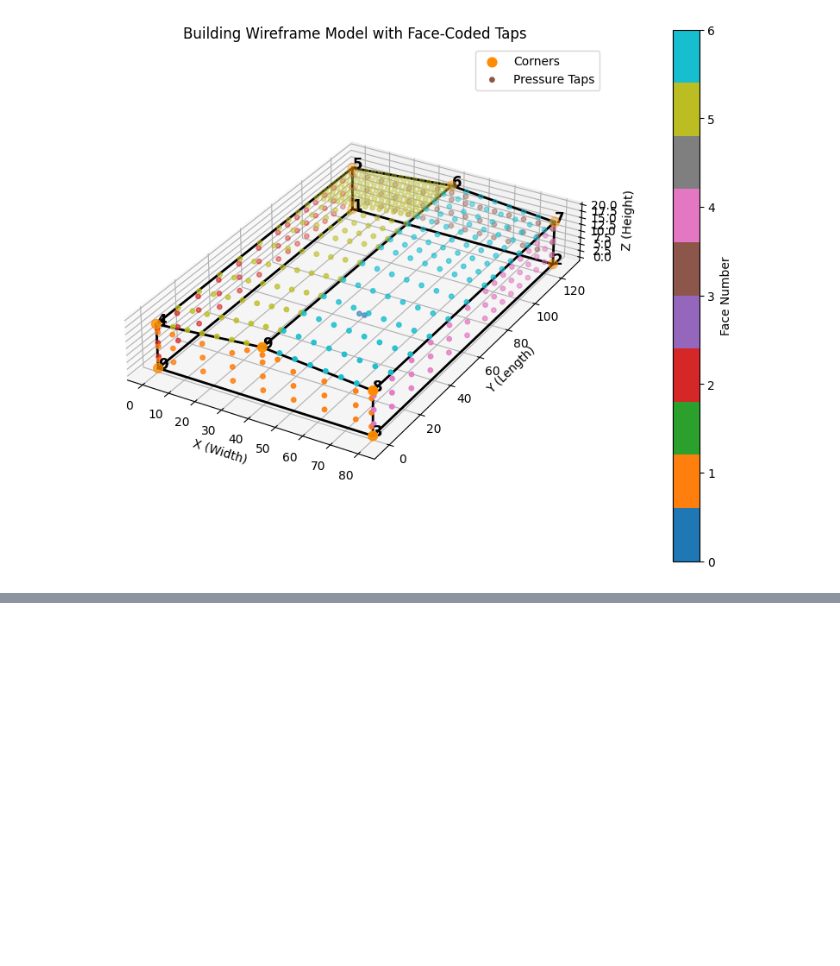
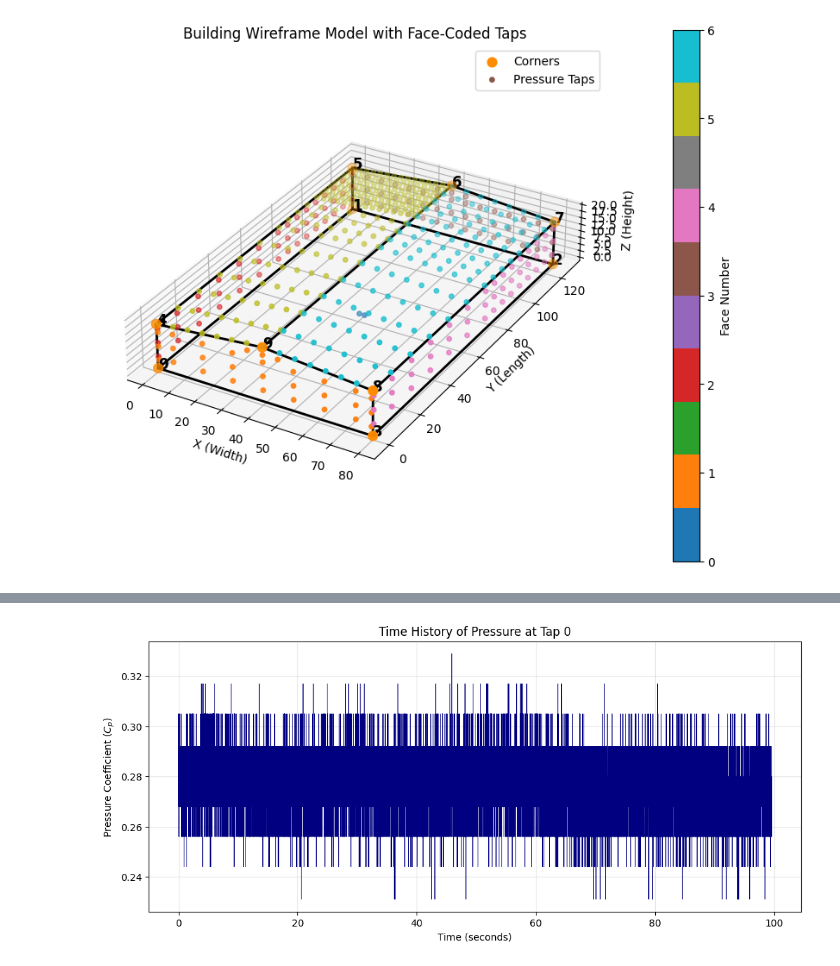
Before and after one commit to sam2mengis2/NIST-TPU-Database-Interface, a Jupyter notebook: ReadfirstHED.ipynb, the cells around one changed output, grey strips where cells are left out. Cells and saved outputs as stored; diff of their text form; code cells hidden in the pictures; blank space fills up the shorter version.

```diff
--- a/ReadfirstHED.ipynb
+++ b/ReadfirstHED.ipynb
@@ -217,0 +289,22 @@ ValueError: Unknown projection '2d'
+# %%
+import numpy as np
+
+# Define your sampling parameters
+fs = 500  # Hz
+dt = 1 / fs  # 0.002 seconds
+
+# Create a time array that matches the length of your rows
+# If df_pressures.shape[0] is 10,000, this creates 0.0 to 20.0 seconds
+time_seconds = np.arange(len(df_asc)) * dt
+
+# Now plot Tap 0 using actual time
+plt.figure(figsize=(12, 5))
+plt.plot(time_seconds, df_asc[0], color='navy', linewidth=0.5)
+
+plt.title('Time History of Pressure at Tap 0')
+plt.xlabel('Time (seconds)')
+plt.ylabel('Pressure Coefficient ($C_p$)')
+plt.grid(True, alpha=0.3)
+plt.show()
+# %% [output]
+[figure, added]
```
Also changed, not shown: parts of 5 cells of this notebook, 1 other file.
